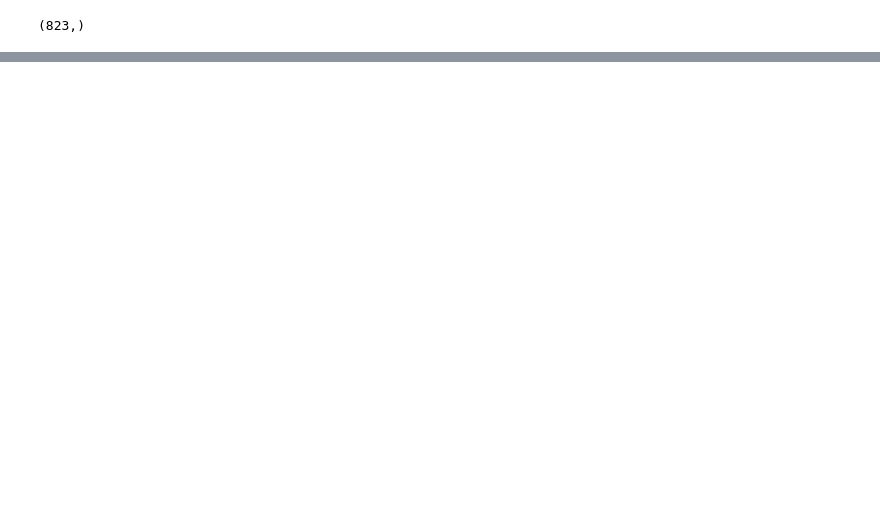
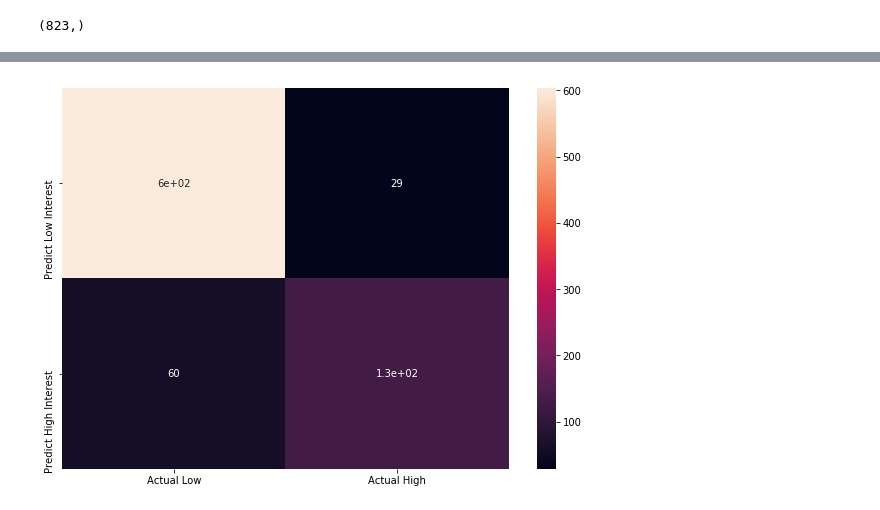
Before and after one commit to robynharrell404/bank-loan-project, a Jupyter notebook: bank-loan-project.ipynb, the cells around one changed output, grey strips where cells are left out. Drawn from its saved outputs; the diff is of its cells as text; code cells hidden in the pictures; blank space fills up the shorter version.

```diff
--- a/bank-loan-project.ipynb
+++ b/bank-loan-project.ipynb
@@ -176,11 +212,17 @@ cm=confusion_matrix(y, y_hat)
+# %%
+#compare test data (low interest rate) to predicted classification
+y_test == y_hat
+cm = confusion_matrix(y_test, y_hat)
 # %%
-
-#cmdf = pd.DataFrame(cm, index=['Predict Low Interest','Predict High Interest'], columns=['Actual Dog', 'Actual Horse'])
+#wish to avoid false positives so as to not give low interest rate to folks that shouldnt qualify for low interest rate
+cmdf = pd.DataFrame(cm, index=['Predicted Low Interest','Predicted High Interest'], columns=['Actual Low', 'Actual High'])
 
 #plot confusion matrix:
-#plt.figure(figsize = (10,7))
-#sn.heatmap(cmdf, annot=True)
-#plt.show()
+plt.figure(figsize = (10,7))
+sn.heatmap(cmdf, annot=True)
+plt.show()
+# %% [output]
+[figure, added]
 # %%
 #FICO score, loan length, monthly income and loan amount seem to do a nice job of predicting a
 #low interest rate vs high interest rate
```
Also changed, not shown: parts of 7 cells of this notebook.
